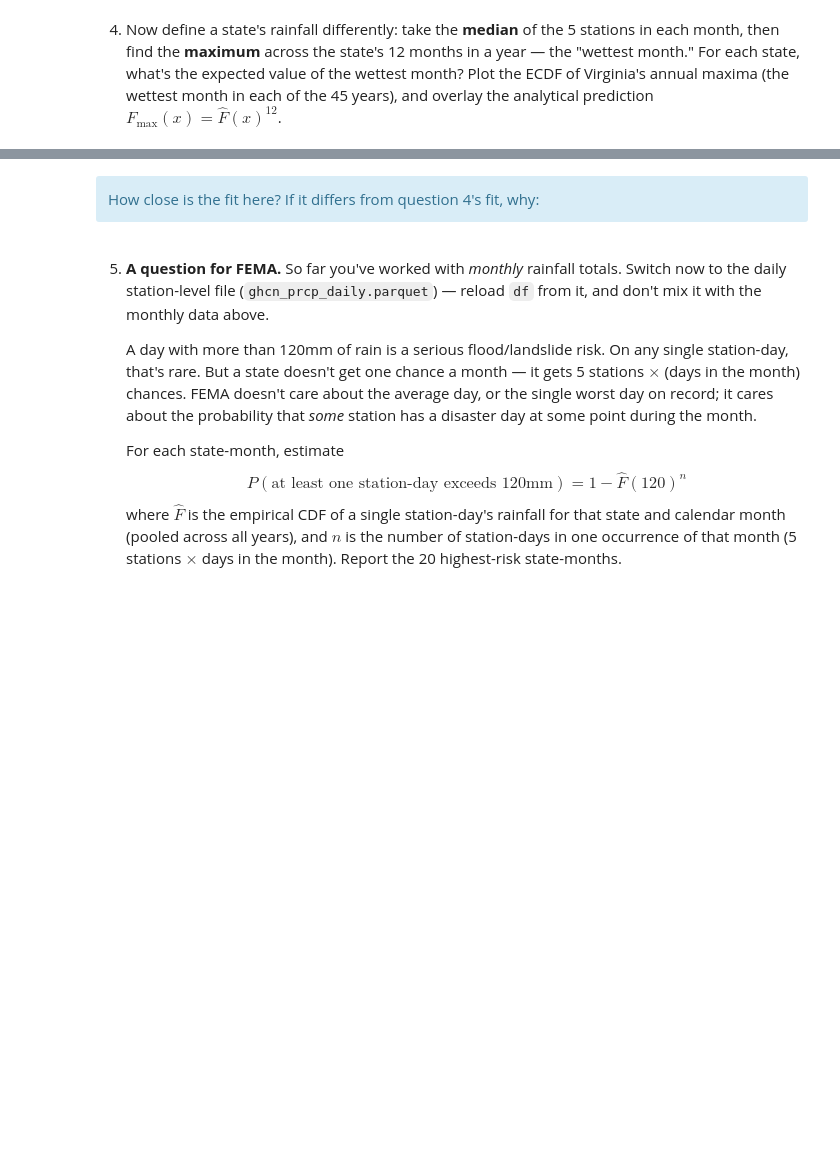
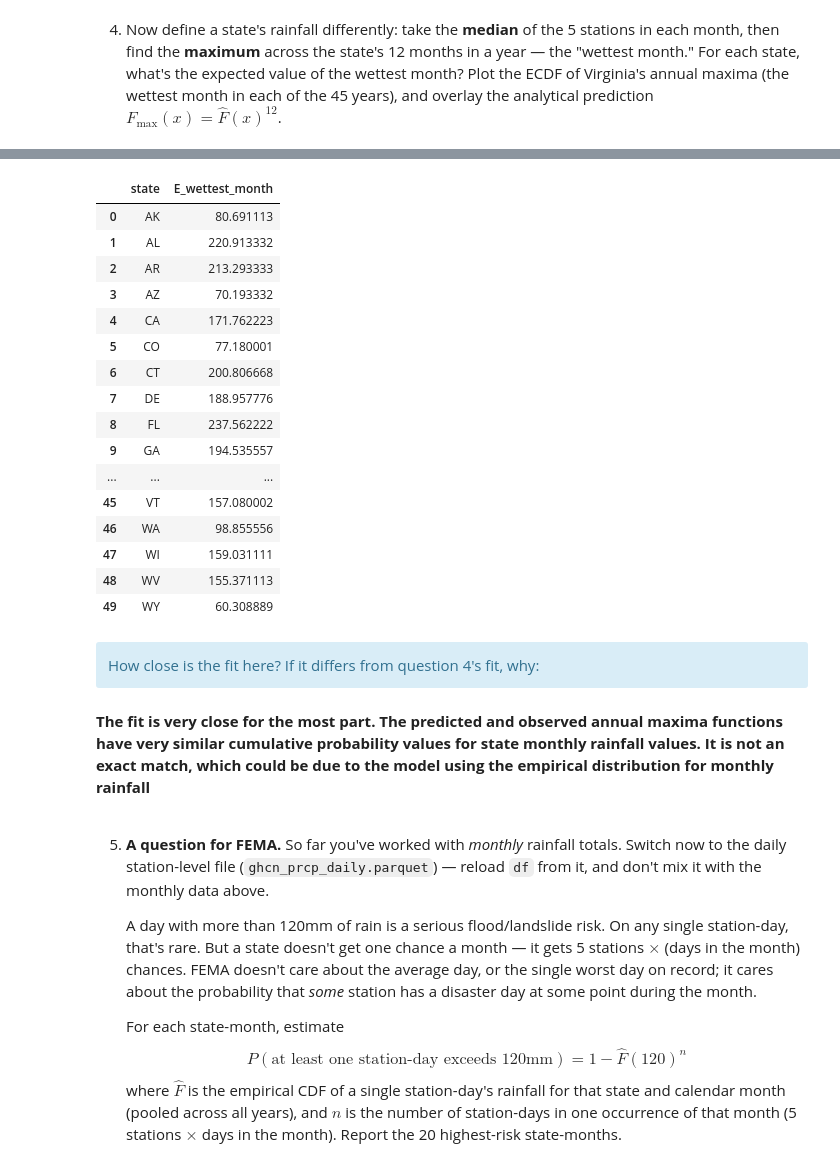
Before and after one commit to jackkovach1/UU_F26_templates, a Jupyter notebook: Week05/Thursday_Lab/lab_05 (1).ipynb, the cells around one changed output, grey strips where cells are left out. Cells and saved outputs as stored; diff of their text form; code cells hidden in the pictures; blank space fills up the shorter version.

```diff
--- a/Week05/Thursday_Lab/lab_05 (1).ipynb
+++ b/Week05/Thursday_Lab/lab_05 (1).ipynb
@@ -195,5 +205,28 @@ plt.show()
+# %%
+#for each state
+exp_wettest
+# %% [output]
+|  | state | E_wettest_month |
+| 0 | AK | 80.691113 |
+| 1 | AL | 220.913332 |
+| 2 | AR | 213.293333 |
+| 3 | AZ | 70.193332 |
+| 4 | CA | 171.762223 |
+| 5 | CO | 77.180001 |
+| 6 | CT | 200.806668 |
+| 7 | DE | 188.957776 |
+| 8 | FL | 237.562222 |
+| 9 | GA | 194.535557 |
+| ... | ... | ... |
+| 45 | VT | 157.080002 |
+| 46 | WA | 98.855556 |
+| 47 | WI | 159.031111 |
+| 48 | WV | 155.371113 |
+| 49 | WY | 60.308889 |
 # %% [markdown]
 <div class="alert alert-info">How close is the fit here? If it differs from question 4's fit, why:</div>
+# %% [markdown]
+**The fit is very close for the most part. The predicted and observed annual maxima functions have very similar cumulative probability values for state monthly rainfall values. It is not an exact match, which could be due to the model using the empirical distribution for monthly rainfall**
 # %% [markdown]
 5. **A question for FEMA.** So far you've worked with *monthly* rainfall totals. Switch now to the daily station-level file (`ghcn_prcp_daily.parquet`) — reload `df` from it, and don't mix it with the monthly data above.
 
```
Also changed, not shown: parts of 24 cells of this notebook.
